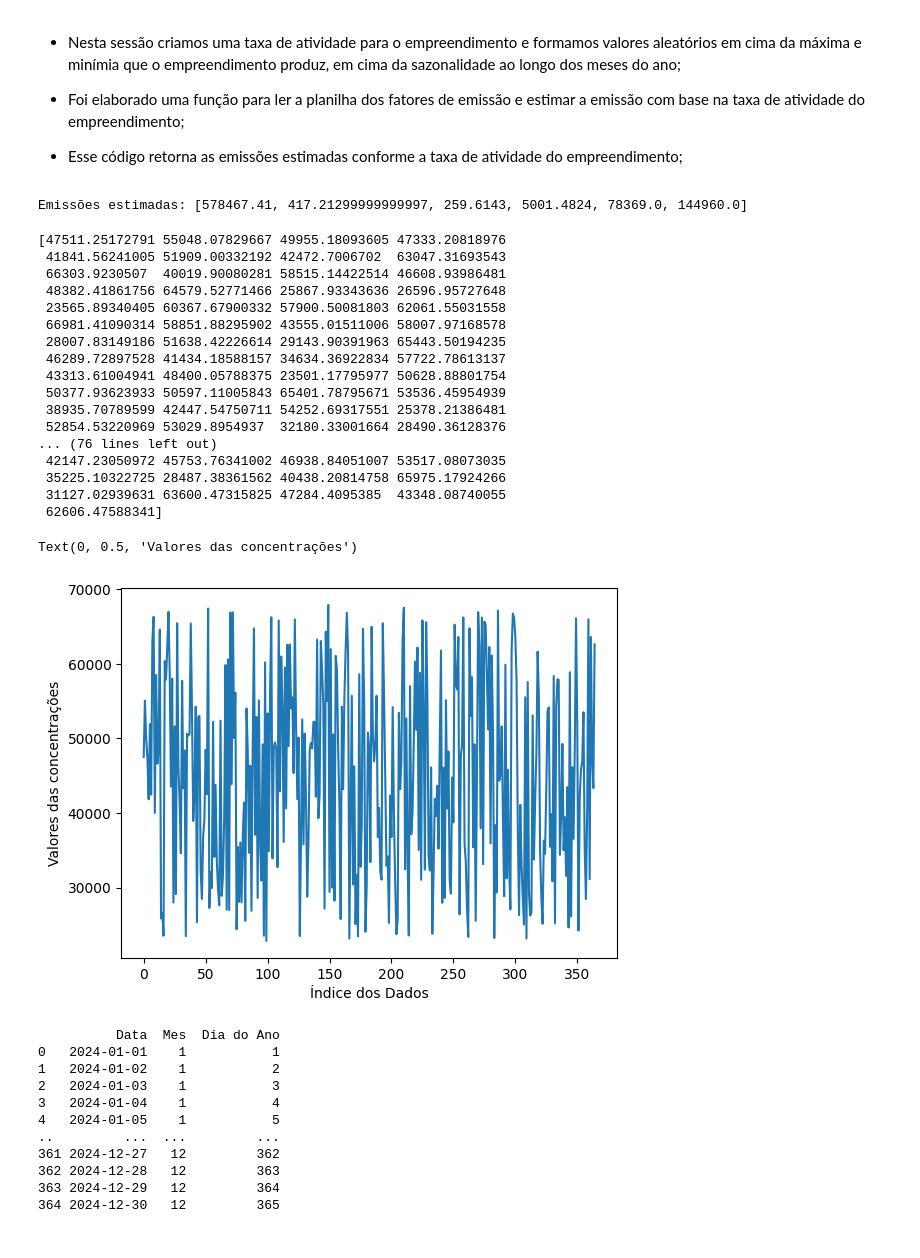
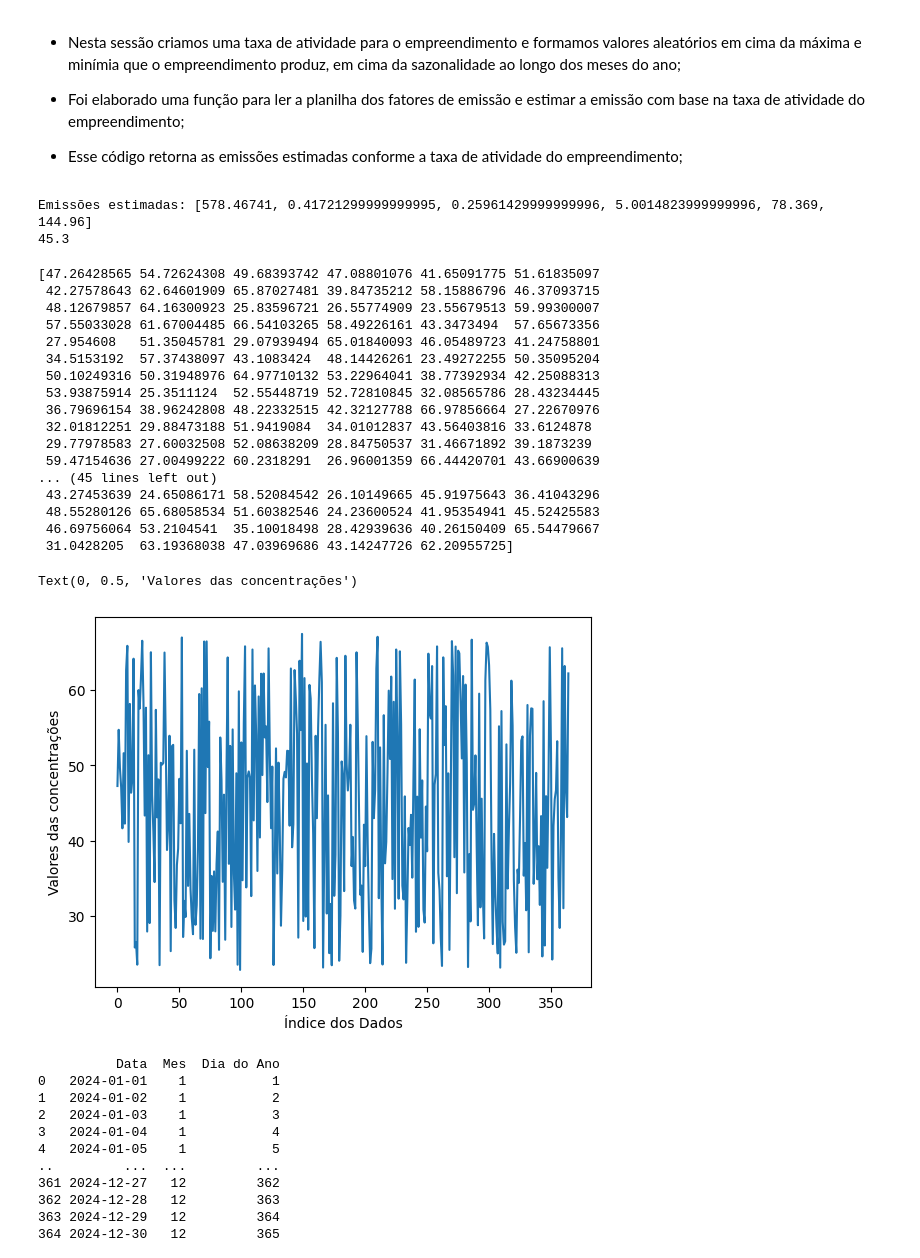
Before and after one commit to SergioStrackJunior/ENS5173_airpolution, a Jupyter notebook: Atividade01_01.ipynb, the cells around one changed output. Saved outputs shown, nothing was run; the diff lists cells and outputs as text; code cells hidden in the pictures.

```diff
--- a/Atividade01_01.ipynb
+++ b/Atividade01_01.ipynb
@@ -125,53 +125,54 @@ def estimar_emissao(taxa_atividade, arquivo_planilha):
     # Retornar uma lista de emissões
     return [emissao0, emissao1, emissao2, emissao3, emissao4, emissao5]
 
-taxa_atividade = 45300  #kg/dia  -> referente a taxa de atividade de 45.3ton/dia
+taxa_atividade = 45.3  #ton/dia
 arquivo_planilha = r'I:\airpolution\tabelas\FE\chp_2_2.csv'
 emissoes_estimadas = estimar_emissao(taxa_atividade, arquivo_planilha)
 print("Emissões estimadas:", emissoes_estimadas)
-
+print(taxa_atividade)
 # Os valores gerados está mostrando as emissões estimadas para cada poluente do estudo;
 # %% [output]
-Emissões estimadas: [578467.41, 417.21299999999997, 259.6143, 5001.4824, 78369.0, 144960.0]
+Emissões estimadas: [578.46741, 0.41721299999999995, 0.25961429999999996, 5.0014823999999996, 78.369, 144.96]
+45.3
 # %%
 # Utilizando o método de monte carlo.
 # Criando vetor com os valores de máxima e miníma de atividade;
 import numpy as np
-atvMax = 67950 #kg/dia
-atvMin = 22650 #kg/dia
+atvMax = 67.5 #ton/dia
+atvMin = 22.65 #ton/dia
 n = 365
 atv = (atvMax - atvMin)*np.random.rand(n) + atvMin #valores que representam a concentração dos poluentes;
 
 print(atv)
 
 # Criando uma figura com os valores
 fig, ax= plt.subplots()
 ax.plot(atv)
 ax.set_xlabel('Índice dos Dados')
 ax.set_ylabel('Valores das concentrações')
 
 # Os valores da matriz se dá pela a atividade em função dos valores mínimos e máximos da taxa de conentrações em kg/dia;
 # O Gráfico irá mostrar o comportamento das concentrações geradas;
 # %% [output]
-[47511.25172791 55048.07829667 49955.18093605 47333.20818976
- 41841.56241005 51909.00332192 42472.7006702  63047.31693543
- 66303.9230507  40019.90080281 58515.14422514 46608.93986481
- 48382.41861756 64579.52771466 25867.93343636 26596.95727648
- 23565.89340405 60367.67900332 57900.50081803 62061.55031558
- 66981.41090314 58851.88295902 43555.01511006 58007.97168578
- 28007.83149186 51638.42226614 29143.90391963 65443.50194235
- 46289.72897528 41434.18588157 34634.36922834 57722.78613137
- 43313.61004941 48400.05788375 23501.17795977 50628.88801754
- 50377.93623933 50597.11005843 65401.78795671 53536.45954939
- 38935.70789599 42447.54750711 54252.69317551 25378.21386481
- 52854.53220969 53029.8954937  32180.33001664 28490.36128376
-... (76 lines left out)
- 42147.23050972 45753.76341002 46938.84051007 53517.08073035
- 35225.10322725 28487.38361562 40438.20814758 65975.17924266
- 31127.02939631 63600.47315825 47284.4095385  43348.08740055
- 62606.47588341]
+[47.26428565 54.72624308 49.68393742 47.08801076 41.65091775 51.61835097
+ 42.27578643 62.64601909 65.87027481 39.84735212 58.15886796 46.37093715
+ 48.12679857 64.16300923 25.83596721 26.55774909 23.55679513 59.99300007
+ 57.55033028 61.67004485 66.54103265 58.49226161 43.3473494  57.65673356
+ 27.954608   51.35045781 29.07939494 65.01840093 46.05489723 41.24758801
+ 34.5153192  57.37438097 43.1083424  48.14426261 23.49272255 50.35095204
+ 50.10249316 50.31948976 64.97710132 53.22964041 38.77392934 42.25088313
+ 53.93875914 25.3511124  52.55448719 52.72810845 32.08565786 28.43234445
+ 36.79696154 38.96242808 48.22332515 42.32127788 66.97856664 27.22670976
+ 32.01812251 29.88473188 51.9419084  34.01012837 43.56403816 33.6124878
+ 29.77978583 27.60032508 52.08638209 28.84750537 31.46671892 39.1873239
+ 59.47154636 27.00499222 60.2318291  26.96001359 66.44420701 43.66900639
+... (45 lines left out)
+ 43.27453639 24.65086171 58.52084542 26.10149665 45.91975643 36.41043296
+ 48.55280126 65.68058534 51.60382546 24.23600524 41.95354941 45.52425583
+ 46.69756064 53.2104541  35.10018498 28.42939636 40.26150409 65.54479667
+ 31.0428205  63.19368038 47.03969686 43.14247726 62.20955725]
 Text(0, 0.5, 'Valores das concentrações')
-[figure, old version]
+[figure, new version]
 # %%
 # Criando vetor de datas
 import pandas as pd
```
Also changed, not shown: parts of 7 cells of this notebook, 2 other files.
